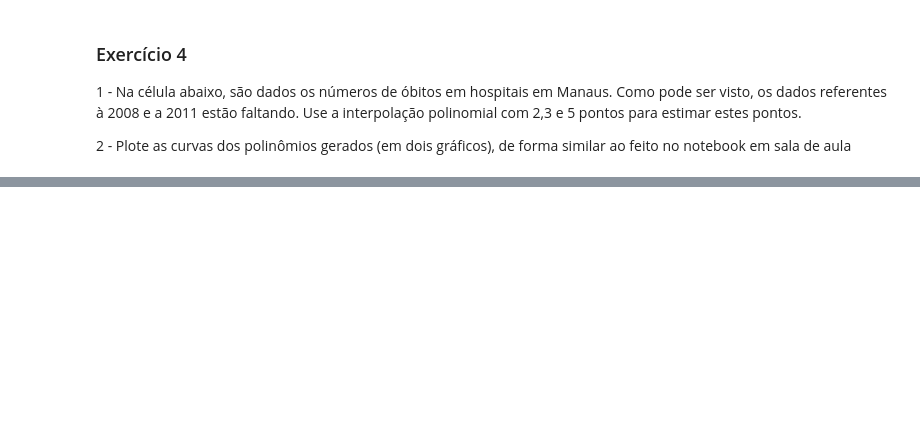
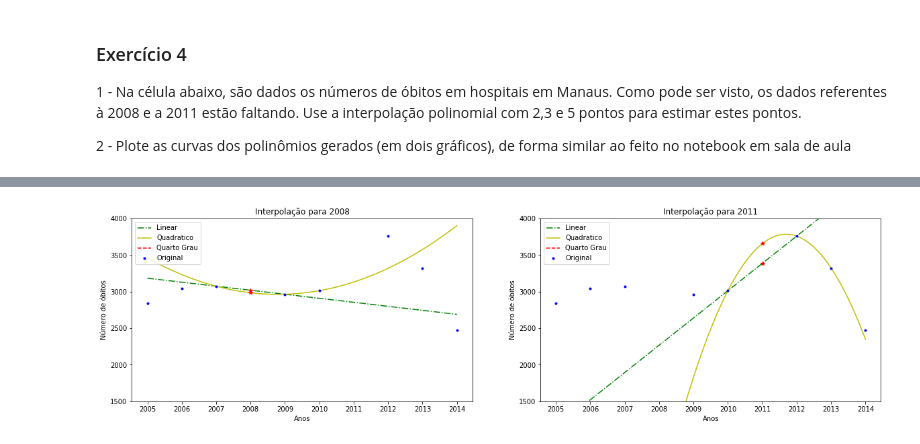
Before and after one commit to nabsonp/ComputacaoNumerica, a Jupyter notebook: Aula 15 - Exercicios de Interpolação.ipynb, the cells around one changed output, grey strips where cells are left out. Drawn from its saved outputs; the diff is of its cells as text; code cells hidden in the pictures; blank space fills up the shorter version.

```diff
--- a/Aula 15 - Exercicios de Interpolação.ipynb
+++ b/Aula 15 - Exercicios de Interpolação.ipynb
@@ -45,7 +36,9 @@ def eliminacaoGaussianaSimples(A0,b):
 # %%
 def interpoli(x,y):
     t = len(x)
-    A = np.zeros((t,t),dtype='float')
-    for i in range(t):
+    A = np.zeros((t,t))
+    A[:,t-1] = 1
+    A[:,t-2] = x
+    for i in range(t-2):
         A[:,i] = x**(t-i-1)
     return eliminacaoGaussianaSimples(A,y)
@@ -143,0 +235,78 @@ Faça um gráfico com o tempo de execução das três para diferentes valores de
+# %%
+xmorte = np.array([2005,2006,2007,2009,2010,2012,2013,2014])
+ymorte = np.array([2838,3044,3074,2964,3013,3759,3323,2471])
+
+x08_1,y08_1 = escolheIntervalo(xmorte,ymorte,2008,2)
+x08_2,y08_2 = escolheIntervalo(xmorte,ymorte,2008,3)
+x08_4,y08_4 = escolheIntervalo(xmorte,ymorte,2008,5)
+
+x11_1,y11_1 = escolheIntervalo(xmorte,ymorte,2011,2)
+x11_2,y11_2 = escolheIntervalo(xmorte,ymorte,2011,3)
+x11_4,y11_4 = escolheIntervalo(xmorte,ymorte,2011,5)
+
+c08_1 = interpoli(x08_1,y08_1)
+c08_2 = interpoli(x08_2,y08_2)
+c08_4 = interpoli(x08_4,y08_4)
+
+c11_1 = interpoli(x11_1,y11_1)
+c11_2 = interpoli(x11_2,y11_2)
+c11_4 = interpoli(x11_4,y11_4)
+
+xplot = np.linspace(2005,2014,500)
+
+yp08_1 = resolvePoli(c08_1,xplot)
+yp08_2 = resolvePoli(c08_2,xplot)
+yp08_4 = resolvePoli(c08_4,xplot)
+
+yp11_1 = resolvePoli(c11_1,xplot)
+yp11_2 = resolvePoli(c11_2,xplot)
+yp11_4 = resolvePoli(c11_4,xplot)
+
+plt.figure(1,figsize=(20,5))
+plt.subplot(121)
+# plt.figure(figsize=(8,5))
+plt.plot(xplot,yp08_1,'g-.',label='Linear')
+plt.plot(xplot,yp08_2,'y-',label='Quadratico')
+plt.plot(xplot,yp08_4,'r--',label='Quarto Grau')
+plt.plot(xmorte,ymorte,'b.',label='Original')
+plt.xlabel("Anos")
+plt.ylabel("Número de óbitos")
+print("-> Óbitos em 2008:")
+a = resolvePoli(c08_1,2008)
+print("\tP1(2008) =",round(a))
+plt.plot(2008,a,'r*')
+a = resolvePoli(c08_2,2008)
+print("\tP2(2008) =",round(a))
+plt.plot(2008,a,'r*')
+a = resolvePoli(c08_4,2008)
+print("\tP4(2008) =",round(a))
+plt.plot(2008,a,'r*')
+plt.ylim(1500,4000)
+plt.xticks([2005,2006,2007,2008,2009,2010,2011,2012,2013,2014])
+plt.legend(loc='upper left')
+plt.title("Interpolação para 2008")
+
+# plt.figure(figsize=(8,5))
+plt.subplot(122)
+plt.title("Interpolação para 2011")
+plt.plot(xplot,yp11_1,'g-.',label='Linear')
+plt.plot(xplot,yp11_2,'y-',label='Quadratico')
+plt.plot(xplot,yp11_4,'r--',label='Quarto Grau')
+plt.plot(xmorte,ymorte,'b.',label='Original')
+plt.xlabel("Anos")
+plt.ylabel("Número de óbitos")
+print("\n-> Óbitos em 2011:")
+a = resolvePoli(c11_2,2011)
+print("\tP1(2011) =",round(a))
+plt.plot(2011,a,'r*')
+a = resolvePoli(c11_1,2011)
+print("\tP2(2011) =",round(a))
+plt.plot(2011,a,'r*')
+a = resolvePoli(c11_4,2011)
+print("\tP4(2011) =",round(a))
+plt.plot(2011,a,'r*')
+plt.ylim(1500,4000)
+plt.xticks([2005,2006,2007,2008,2009,2010,2011,2012,2013,2014])
+plt.legend(loc='upper left')
+plt.show()
+# %% [output]
@@ -143,0 +322 @@ Faça um gráfico com o tempo de execução das três para diferentes valores de
+[figure, added]
```
Also changed, not shown: parts of 19 cells of this notebook.
